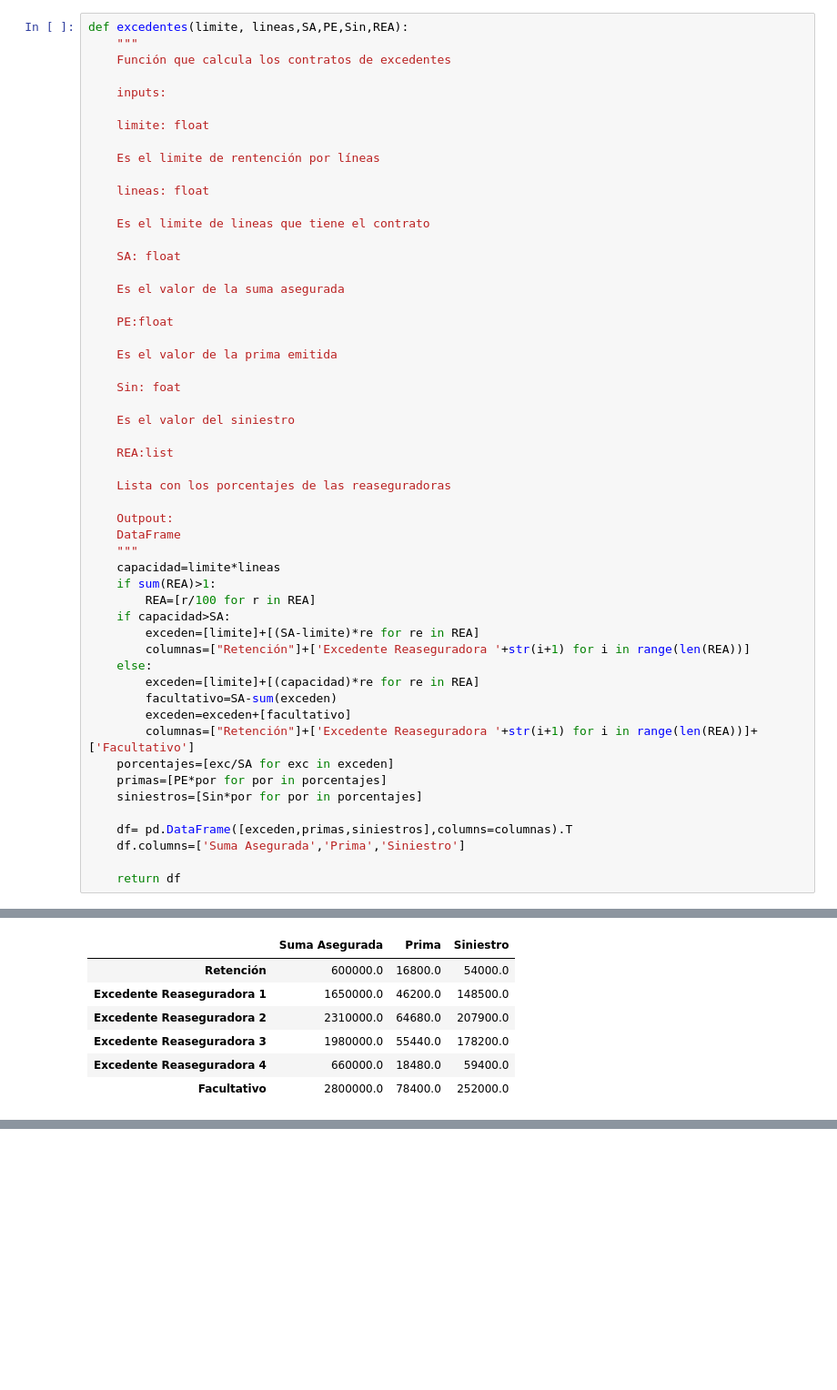
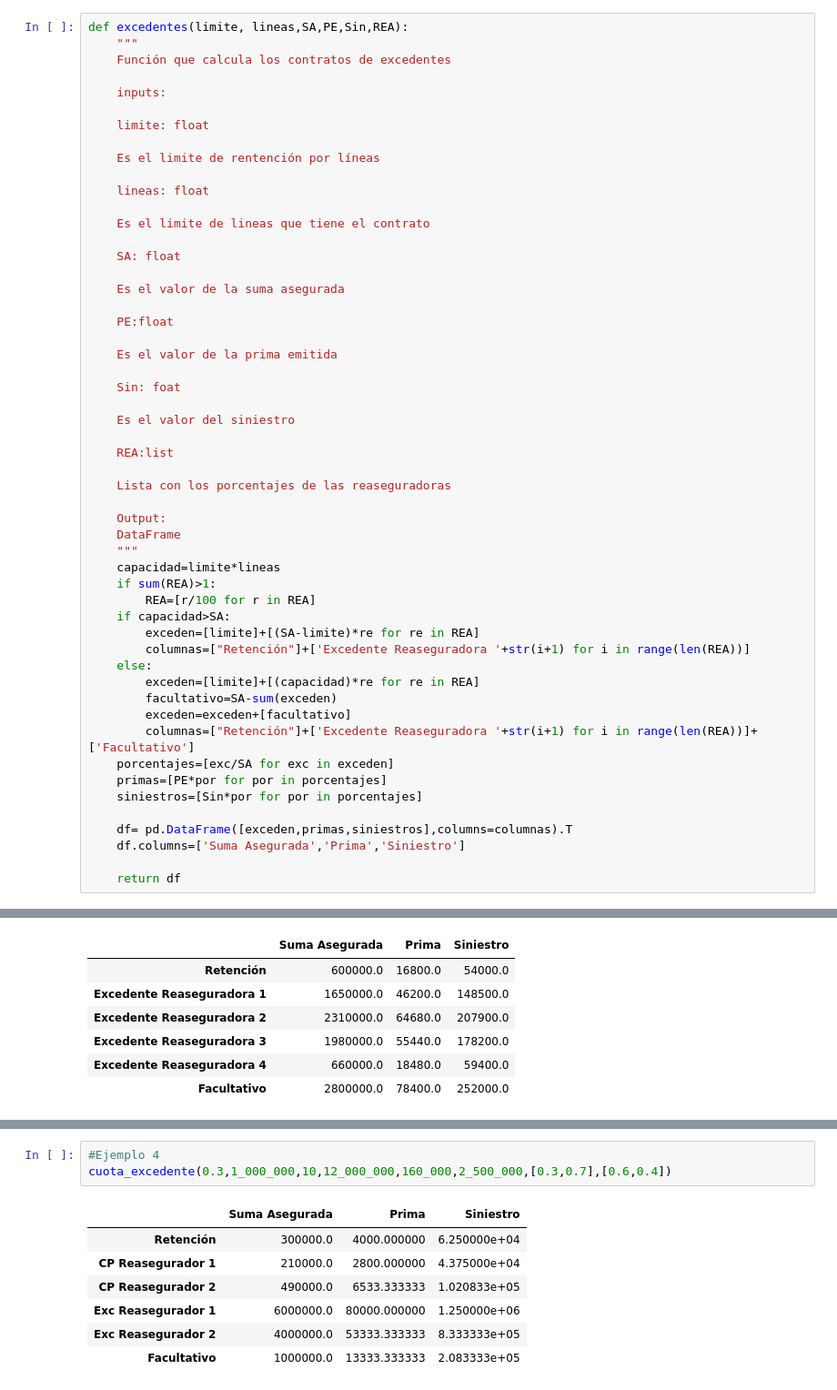
Before and after one commit to leonardo0529/Reaseguro-UMA, a Jupyter notebook: Practica Reaseguro.ipynb, the cells around one changed output, grey strips where cells are left out. Shown at 91% size. Saved outputs shown, nothing was run; the diff lists cells and outputs as text; blank space fills up the shorter version.

```diff
--- a/Practica Reaseguro.ipynb
+++ b/Practica Reaseguro.ipynb
@@ -133,7 +136,7 @@ def excedentes(limite, lineas,SA,PE,Sin,REA):
 
     Lista con los porcentajes de las reaseguradoras
 
-    Outpout:
+    Output:
     DataFrame
     """
     capacidad=limite*lineas
@@ -193,0 +296,11 @@ excedentes(600_000,11,10_000_000,280_000,900_000,[25,35,30,10])
+# %%
+#Ejemplo 4
+cuota_excedente(0.3,1_000_000,10,12_000_000,160_000,2_500_000,[0.3,0.7],[0.6,0.4])
+# %% [output]
+|  | Suma Asegurada | Prima | Siniestro |
+| Retención | 300000.0 | 4000.000000 | 6.250000e+04 |
+| CP Reasegurador 1 | 210000.0 | 2800.000000 | 4.375000e+04 |
+| CP Reasegurador 2 | 490000.0 | 6533.333333 | 1.020833e+05 |
+| Exc Reasegurador 1 | 6000000.0 | 80000.000000 | 1.250000e+06 |
+| Exc Reasegurador 2 | 4000000.0 | 53333.333333 | 8.333333e+05 |
+| Facultativo | 1000000.0 | 13333.333333 | 2.083333e+05 |
```
Also changed, not shown: parts of 22 cells of this notebook.
